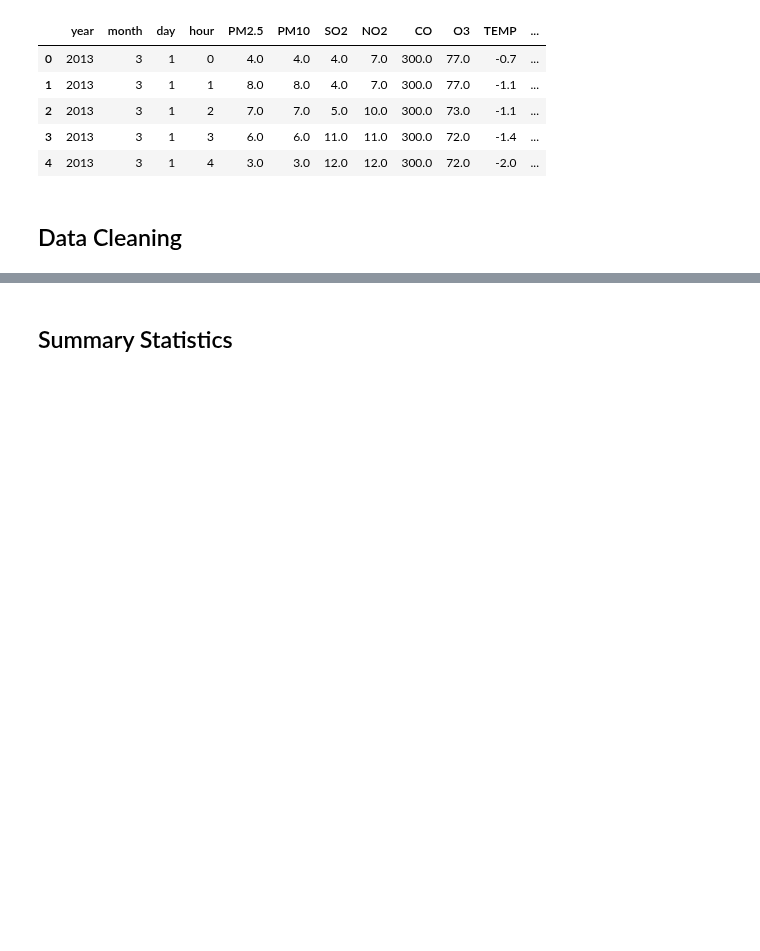
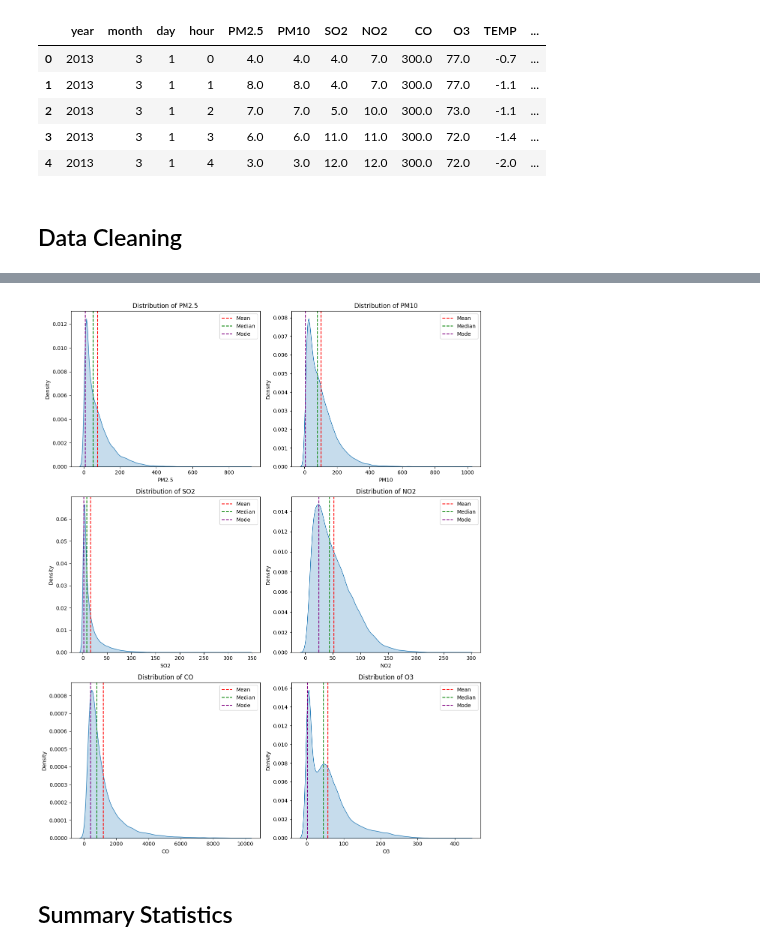
Before and after one commit to pariaighanian/Environmental_Data_Analytics, a Jupyter notebook: main.ipynb, the cells around one changed output, grey strips where cells are left out. Saved outputs shown, nothing was run; the diff lists cells and outputs as text; code cells hidden in the pictures; blank space fills up the shorter version.

```diff
--- a/main.ipynb
+++ b/main.ipynb
@@ -149 +139,7 @@ station        0
 dtype: int64
+# %%
+filtered_df.drop(columns=['TEMP','PRES','DEWP','RAIN','wd','WSPM'], inplace=True)
+# %%
+numerical_filtered_df = filtered_df.select_dtypes(include=['number'])
+mean_median_diff = numerical_filtered_df.mean() - numerical_filtered_df.median()
+print("Differences between Mean and Median\n", mean_median_diff)
@@ -149,0 +159,24 @@ dtype: int64
+# %%
+mode = numerical_filtered_df.mode().iloc[0]
+mean = numerical_filtered_df.mean()
+median = numerical_filtered_df.median()
+# %%
+fig, axes = plt.subplots(nrows=3, ncols=2, figsize=(12, 15))
+axes = axes.flatten()
+
+columns = ['PM2.5', 'PM10', 'SO2', 'NO2', 'CO', 'O3']
+
+for i, column in enumerate(columns):
+    sns.kdeplot(numerical_filtered_df[column], fill=True, ax=axes[i])
+    axes[i].axvline(x=mean[column], color='red', linestyle='--', label='Mean')
+    axes[i].axvline(x=median[column], color='green', linestyle='--', label='Median')
+    axes[i].axvline(x=mode[column], color='purple', linestyle='--', label='Mode')
+    axes[i].set_xlabel(column)
+    axes[i].set_ylabel('Density')
+    axes[i].set_title(f'Distribution of {column}')
+    axes[i].legend()
+
+plt.tight_layout()
+plt.show()
+# %% [output]
+[figure, added]
```
Also changed, not shown: parts of 5 cells of this notebook.
